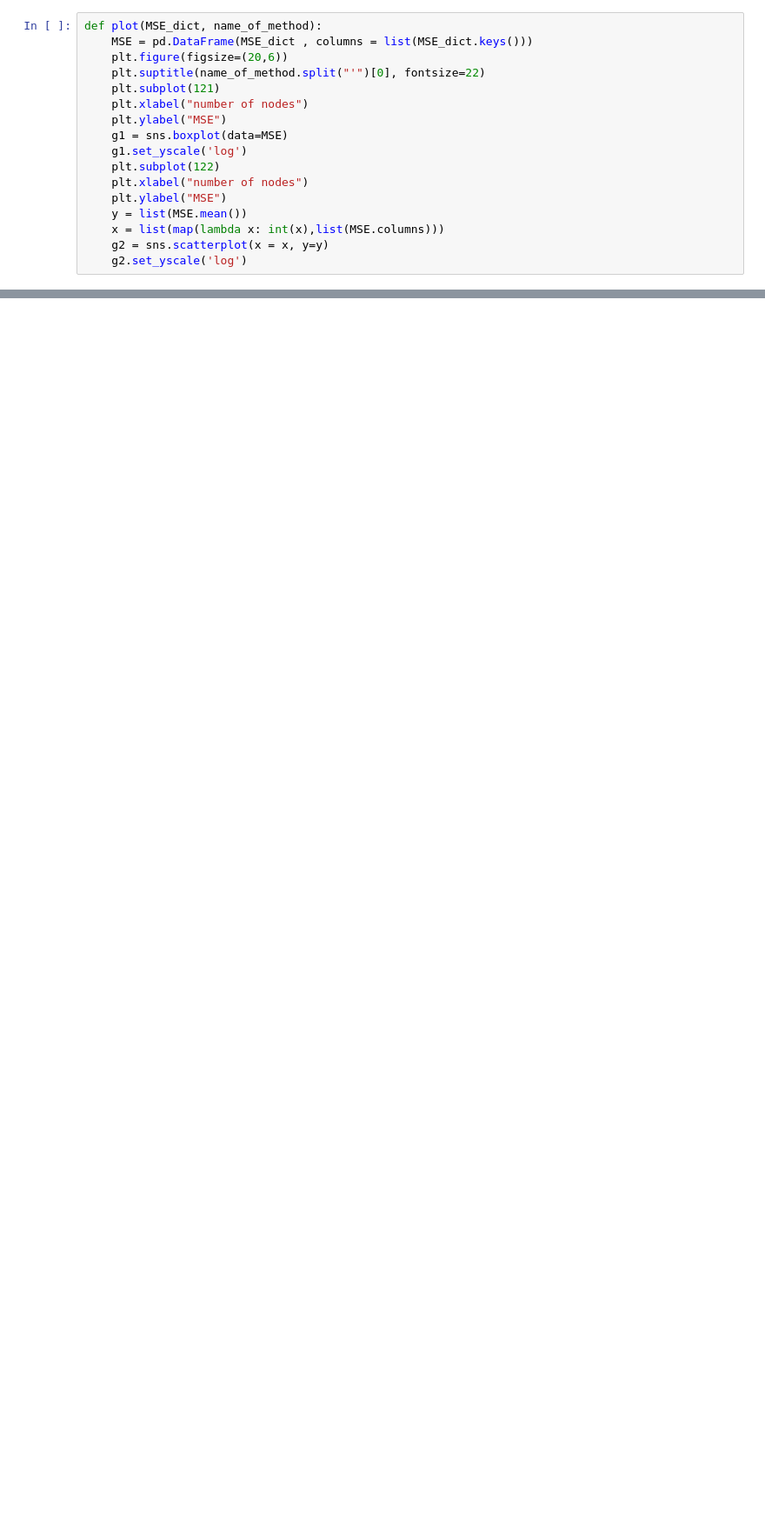
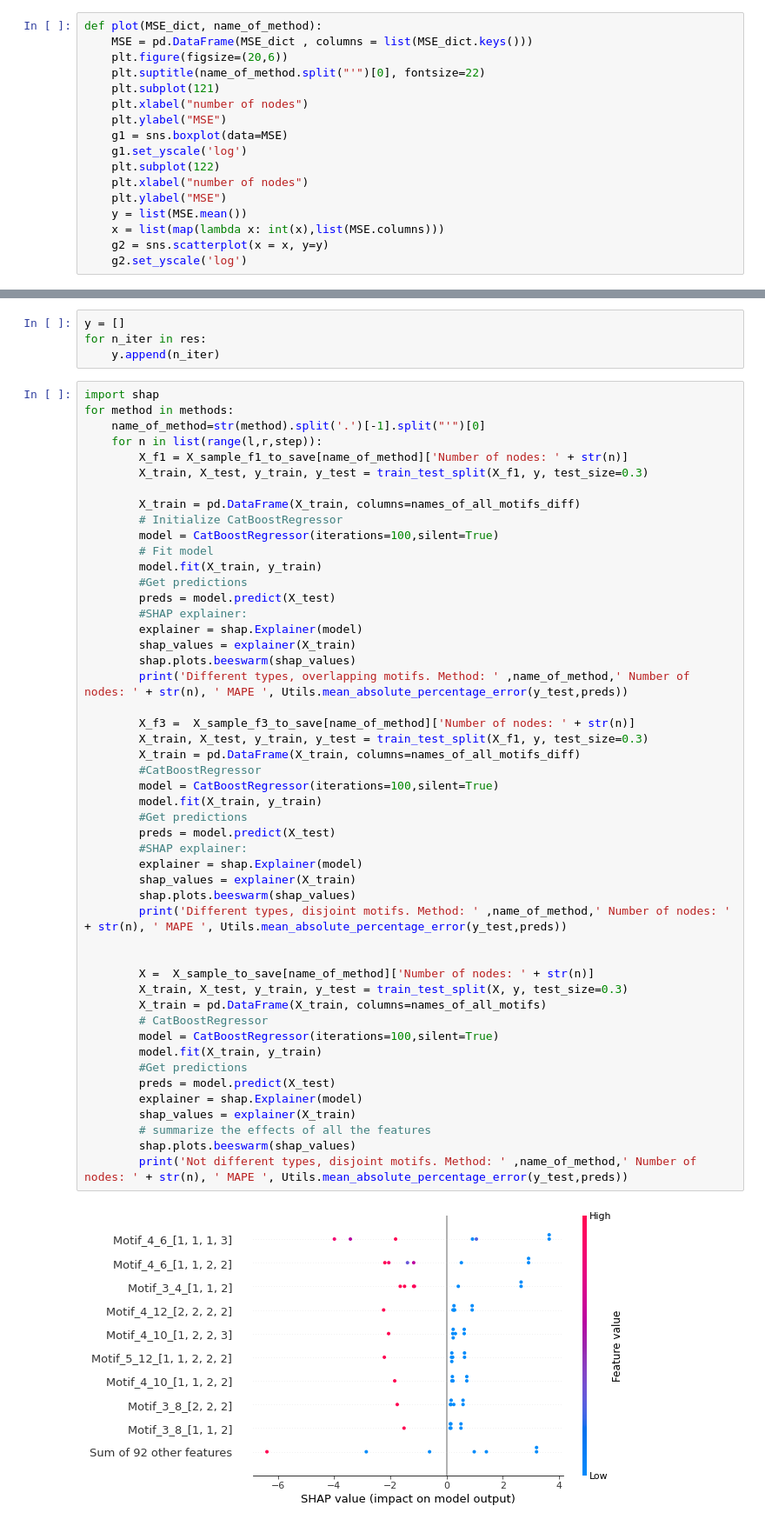
Before and after one commit to anpolol/DifusionPredictionUsingMotifs, a Jupyter notebook: Main.ipynb, the cells around one changed output, grey strips where cells are left out. Shown: that part at 87% size. Drawn from its saved outputs; the diff is of its cells as text; blank space fills up the shorter version.

```diff
--- a/Main.ipynb
+++ b/Main.ipynb
@@ -553,0 +639,55 @@ plt.show()
+# %%
+y = []
+for n_iter in res:
+    y.append(n_iter)
+# %%
+import shap
+for method in methods:
+    name_of_method=str(method).split('.')[-1].split("'")[0]
+    for n in list(range(l,r,step)):
+        X_f1 = X_sample_f1_to_save[name_of_method]['Number of nodes: ' + str(n)]
+        X_train, X_test, y_train, y_test = train_test_split(X_f1, y, test_size=0.3)
+
+        X_train = pd.DataFrame(X_train, columns=names_of_all_motifs_diff)
+        # Initialize CatBoostRegressor
+        model = CatBoostRegressor(iterations=100,silent=True)
+        # Fit model
+        model.fit(X_train, y_train)
+        #Get predictions
+        preds = model.predict(X_test)
+        #SHAP explainer:
+        explainer = shap.Explainer(model)
+        shap_values = explainer(X_train)
+        shap.plots.beeswarm(shap_values)
+        print('Different types, overlapping motifs. Method: ' ,name_of_method,' Number of nodes: ' + str(n), ' MAPE ', Utils.mean_absolute_percentage_error(y_test,preds))
+
+        X_f3 =  X_sample_f3_to_save[name_of_method]['Number of nodes: ' + str(n)]
+        X_train, X_test, y_train, y_test = train_test_split(X_f1, y, test_size=0.3)
+        X_train = pd.DataFrame(X_train, columns=names_of_all_motifs_diff)
+        #CatBoostRegressor
+        model = CatBoostRegressor(iterations=100,silent=True)
+        model.fit(X_train, y_train)
+        #Get predictions
+        preds = model.predict(X_test)
+        #SHAP explainer:
+        explainer = shap.Explainer(model)
+        shap_values = explainer(X_train)
+        shap.plots.beeswarm(shap_values)
+        print('Different types, disjoint motifs. Method: ' ,name_of_method,' Number of nodes: ' + str(n), ' MAPE ', Utils.mean_absolute_percentage_error(y_test,preds))
+
+
+        X =  X_sample_to_save[name_of_method]['Number of nodes: ' + str(n)]
+        X_train, X_test, y_train, y_test = train_test_split(X, y, test_size=0.3)
+        X_train = pd.DataFrame(X_train, columns=names_of_all_motifs)
+        # CatBoostRegressor
+        model = CatBoostRegressor(iterations=100,silent=True)
+        model.fit(X_train, y_train)
+        #Get predictions
+        preds = model.predict(X_test)
+        explainer = shap.Explainer(model)
+        shap_values = explainer(X_train)
+        # summarize the effects of all the features
+        shap.plots.beeswarm(shap_values)
+        print('Not different types, disjoint motifs. Method: ' ,name_of_method,' Number of nodes: ' + str(n), ' MAPE ', Utils.mean_absolute_percentage_error(y_test,preds))
+# %% [output]
+[figure, added]
```
Also changed, not shown: parts of 31 cells of this notebook, 1 other file.
